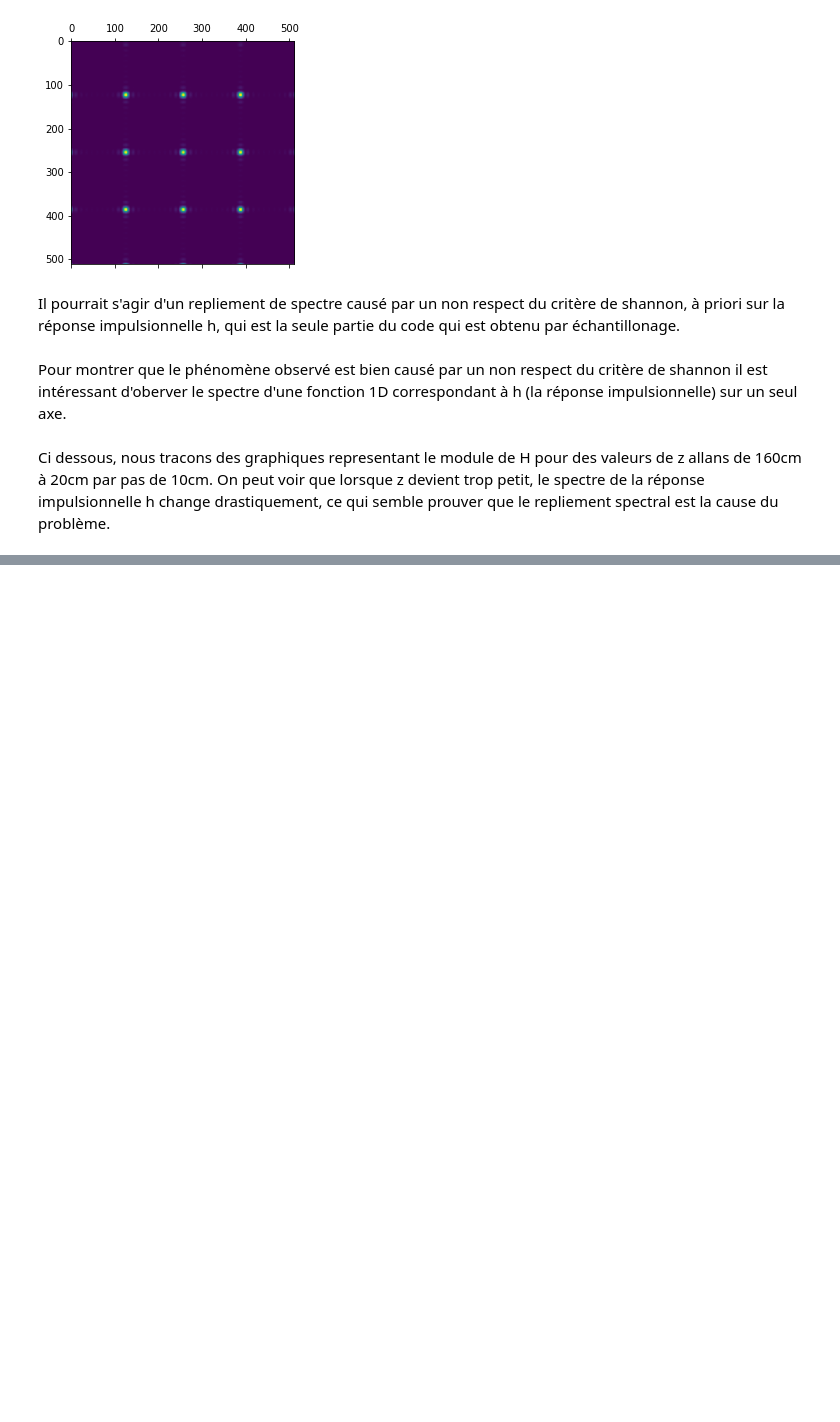
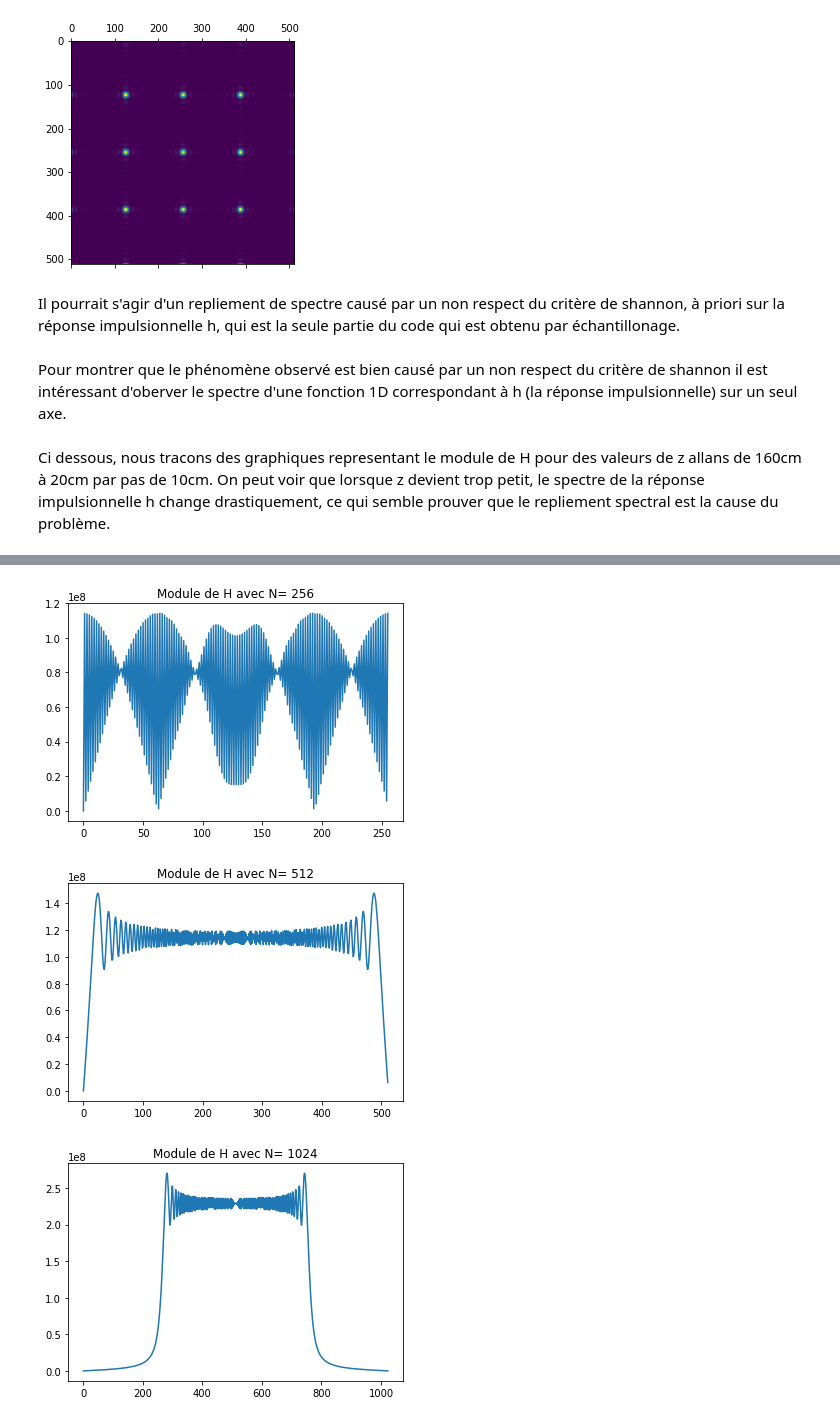
Before and after one commit to SchustekFlorian/reservoirNotebooks, a Jupyter notebook: freeSpacePropagation.ipynb, the cells around one changed output, grey strips where cells are left out. Drawn from its saved outputs; the diff is of its cells as text; code cells hidden in the pictures; blank space fills up the shorter version.

```diff
--- a/freeSpacePropagation.ipynb
+++ b/freeSpacePropagation.ipynb
@@ -156,0 +159,31 @@ for i in range(16,1,-1) :
+# %%
+def h1d(N,k0,z,x) :
+    h = np.array([0+0j]*N)
+    for i in range(0,N) :
+            h[i] = 1j*k0/(2*np.pi*z)*np.exp(-1j*k0/(2*z)*(x[i]**2))
+    return h
+
+
+plt.close("all")
+#wave vector
+lamda = 0.5*10**(-6)
+k0 = 2*np.pi/lamda
+#window size
+L = 1*10**(-2)
+#number of pixels along x
+N = 256
+#definition of x
+z=40*10**-2
+for i in range(0,3) :
+    N = 256*2**i
+    x = np.linspace(-L/2,L/2,N)
+    h = h1d(N,k0,z,x)
+    H = np.fft.fft(h)
+    H = np.fft.fftshift(H)
+    plt.figure()
+    plt.title("Module de H avec N= " + str(256*2**i))
+    plt.plot(np.abs(H))
+# %% [output]
+[figure, added]
+[figure, added]
+[figure, added]
```
Also changed, not shown: parts of 2 cells of this notebook.
